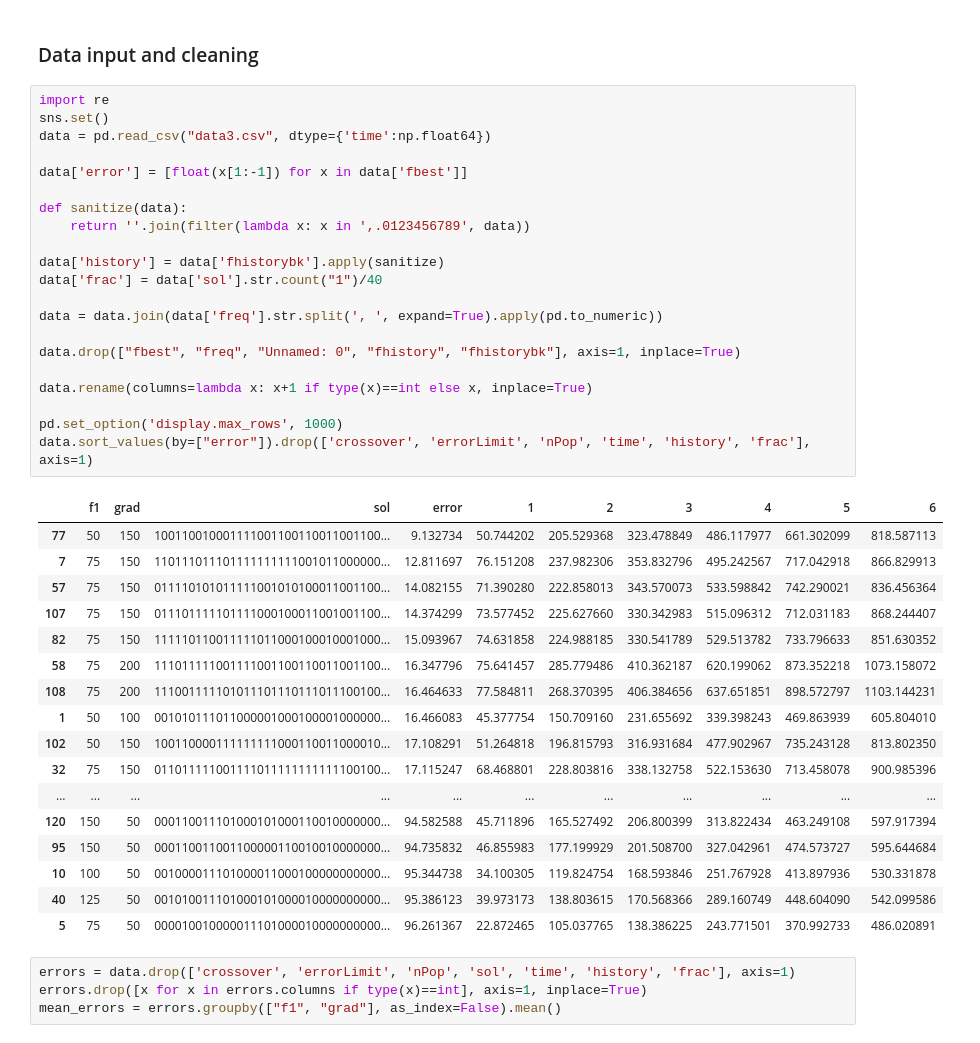
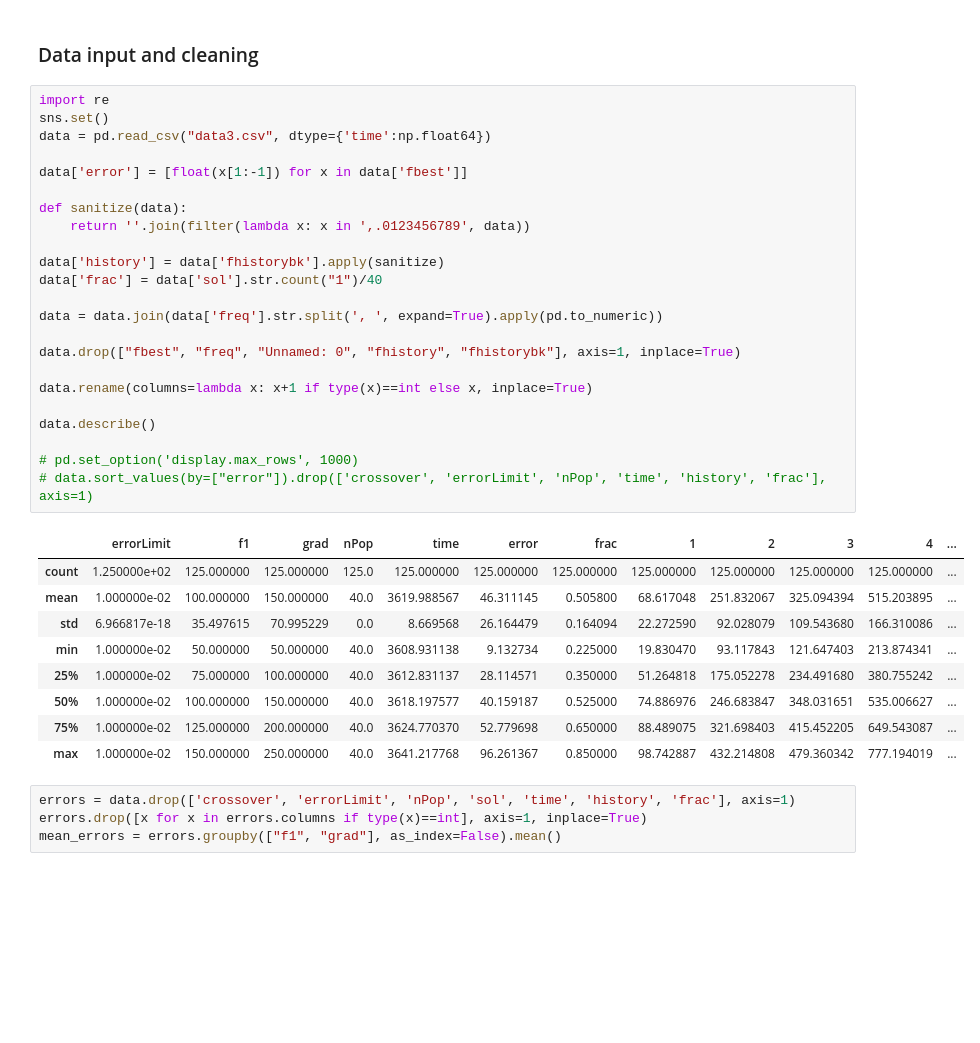
Before and after one commit to byi649/Design-Automation-Optimisation-for-Multi-Material-3D-Printing, a Jupyter notebook: Results/2018-08-17/Statistical analysis-k.ipynb, the cells around one changed output. Cells and saved outputs as stored; diff of their text form; blank space fills up the shorter version.

```diff
--- a/Results/2018-08-17/Statistical analysis-k.ipynb
+++ b/Results/2018-08-17/Statistical analysis-k.ipynb
@@ -10,42 +10,36 @@ import numpy as np
 # %%
 import re
 sns.set()
 data = pd.read_csv("data3.csv", dtype={'time':np.float64})
 
 data['error'] = [float(x[1:-1]) for x in data['fbest']]
 
 def sanitize(data):
     return ''.join(filter(lambda x: x in ',.0123456789', data))
 
 data['history'] = data['fhistorybk'].apply(sanitize)
 data['frac'] = data['sol'].str.count("1")/40
 
 data = data.join(data['freq'].str.split(', ', expand=True).apply(pd.to_numeric))
 
 data.drop(["fbest", "freq", "Unnamed: 0", "fhistory", "fhistorybk"], axis=1, inplace=True)
 
 data.rename(columns=lambda x: x+1 if type(x)==int else x, inplace=True)
 
-pd.set_option('display.max_rows', 1000)
-data.sort_values(by=["error"]).drop(['crossover', 'errorLimit', 'nPop', 'time', 'history', 'frac'], axis=1)
+data.describe()
+
+# pd.set_option('display.max_rows', 1000)
+# data.sort_values(by=["error"]).drop(['crossover', 'errorLimit', 'nPop', 'time', 'history', 'frac'], axis=1)
 # %% [output]
-|  | f1 | grad | sol | error | 1 | 2 | 3 | 4 | 5 | 6 |
-| 77 | 50 | 150 | 100110010001111001100110011001100... | 9.132734 | 50.744202 | 205.529368 | 323.478849 | 486.117977 | 661.302099 | 818.587113 |
-| 7 | 75 | 150 | 110111011101111111111001011000000... | 12.811697 | 76.151208 | 237.982306 | 353.832796 | 495.242567 | 717.042918 | 866.829913 |
-| 57 | 75 | 150 | 011110101011111001010100011001100... | 14.082155 | 71.390280 | 222.858013 | 343.570073 | 533.598842 | 742.290021 | 836.456364 |
-| 107 | 75 | 150 | 011101111101111000100011001001100... | 14.374299 | 73.577452 | 225.627660 | 330.342983 | 515.096312 | 712.031183 | 868.244407 |
-| 82 | 75 | 150 | 111110110011111011000100010001000... | 15.093967 | 74.631858 | 224.988185 | 330.541789 | 529.513782 | 733.796633 | 851.630352 |
-| 58 | 75 | 200 | 111011111001111001100110011001100... | 16.347796 | 75.641457 | 285.779486 | 410.362187 | 620.199062 | 873.352218 | 1073.158072 |
-| 108 | 75 | 200 | 111001111101011101110111011100100... | 16.464633 | 77.584811 | 268.370395 | 406.384656 | 637.651851 | 898.572797 | 1103.144231 |
-| 1 | 50 | 100 | 001010111011000001000100001000000... | 16.466083 | 45.377754 | 150.709160 | 231.655692 | 339.398243 | 469.863939 | 605.804010 |
-| 102 | 50 | 150 | 100110000111111111000110011000010... | 17.108291 | 51.264818 | 196.815793 | 316.931684 | 477.902967 | 735.243128 | 813.802350 |
-| 32 | 75 | 150 | 011011111001111011111111111100100... | 17.115247 | 68.468801 | 228.803816 | 338.132758 | 522.153630 | 713.458078 | 900.985396 |
-| ... | ... | ... | ... | ... | ... | ... | ... | ... | ... | ... |
-| 120 | 150 | 50 | 000110011101000101000110010000000... | 94.582588 | 45.711896 | 165.527492 | 206.800399 | 313.822434 | 463.249108 | 597.917394 |
-| 95 | 150 | 50 | 000110011001100000110010010000000... | 94.735832 | 46.855983 | 177.199929 | 201.508700 | 327.042961 | 474.573727 | 595.644684 |
-| 10 | 100 | 50 | 001000011101000011000100000000000... | 95.344738 | 34.100305 | 119.824754 | 168.593846 | 251.767928 | 413.897936 | 530.331878 |
-| 40 | 125 | 50 | 001010011101000101000010000000000... | 95.386123 | 39.973173 | 138.803615 | 170.568366 | 289.160749 | 448.604090 | 542.099586 |
-| 5 | 75 | 50 | 000010010000011101000010000000000... | 96.261367 | 22.872465 | 105.037765 | 138.386225 | 243.771501 | 370.992733 | 486.020891 |
+|  | errorLimit | f1 | grad | nPop | time | error | frac | 1 | 2 | 3 | 4 | ... |
+| count | 1.250000e+02 | 125.000000 | 125.000000 | 125.0 | 125.000000 | 125.000000 | 125.000000 | 125.000000 | 125.000000 | 125.000000 | 125.000000 | ... |
+| mean | 1.000000e-02 | 100.000000 | 150.000000 | 40.0 | 3619.988567 | 46.311145 | 0.505800 | 68.617048 | 251.832067 | 325.094394 | 515.203895 | ... |
+| std | 6.966817e-18 | 35.497615 | 70.995229 | 0.0 | 8.669568 | 26.164479 | 0.164094 | 22.272590 | 92.028079 | 109.543680 | 166.310086 | ... |
+| min | 1.000000e-02 | 50.000000 | 50.000000 | 40.0 | 3608.931138 | 9.132734 | 0.225000 | 19.830470 | 93.117843 | 121.647403 | 213.874341 | ... |
+| 25% | 1.000000e-02 | 75.000000 | 100.000000 | 40.0 | 3612.831137 | 28.114571 | 0.350000 | 51.264818 | 175.052278 | 234.491680 | 380.755242 | ... |
+| 50% | 1.000000e-02 | 100.000000 | 150.000000 | 40.0 | 3618.197577 | 40.159187 | 0.525000 | 74.886976 | 246.683847 | 348.031651 | 535.006627 | ... |
+| 75% | 1.000000e-02 | 125.000000 | 200.000000 | 40.0 | 3624.770370 | 52.779698 | 0.650000 | 88.489075 | 321.698403 | 415.452205 | 649.543087 | ... |
+| max | 1.000000e-02 | 150.000000 | 250.000000 | 40.0 | 3641.217768 | 96.261367 | 0.850000 | 98.742887 | 432.214808 | 479.360342 | 777.194019 | ... |
 # %%
 errors = data.drop(['crossover', 'errorLimit', 'nPop', 'sol', 'time', 'history', 'frac'], axis=1)
 errors.drop([x for x in errors.columns if type(x)==int], axis=1, inplace=True)
```
Also changed, not shown: parts of 3 cells of this notebook, 15 other files.
